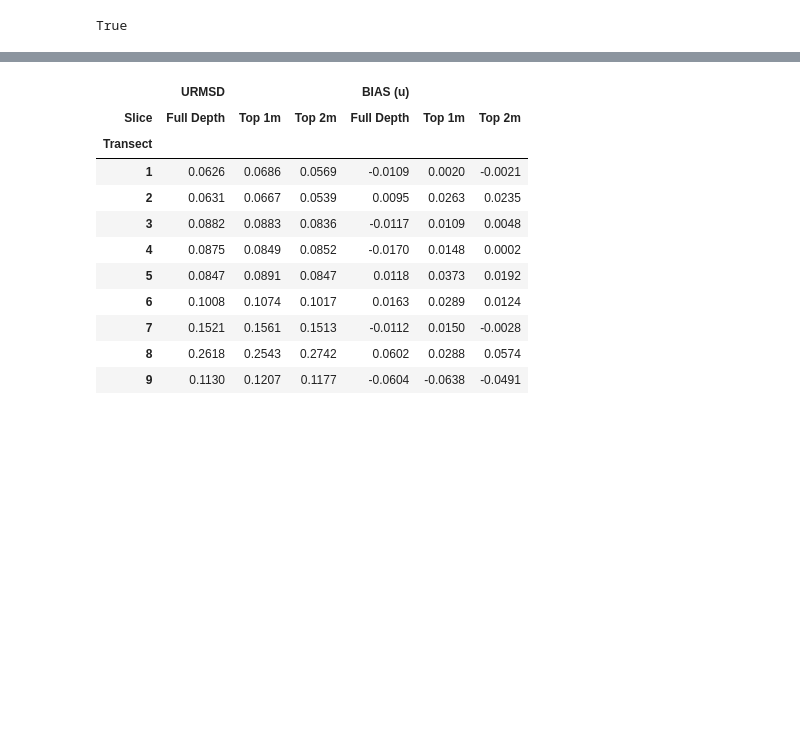
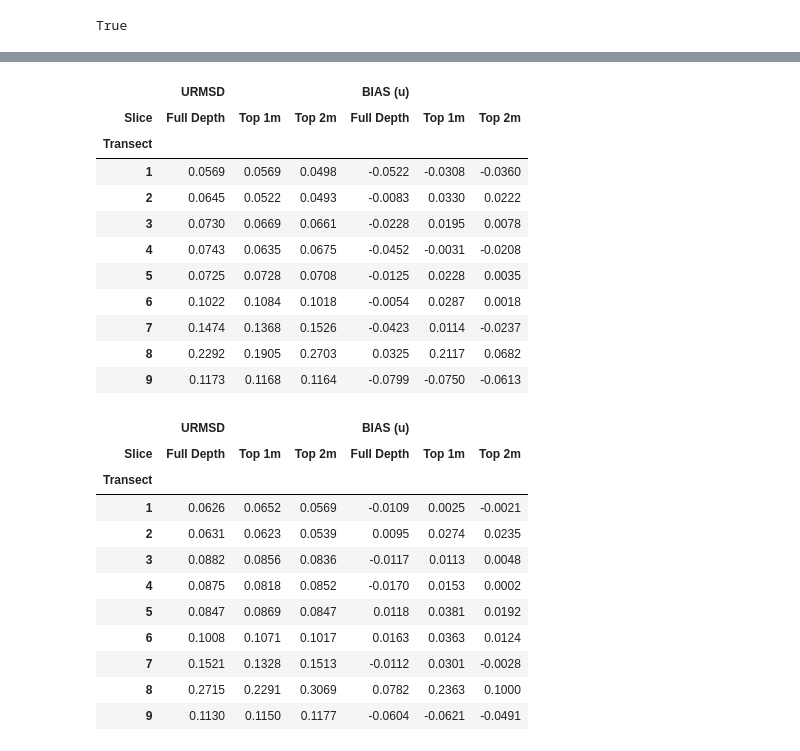
Before and after one commit to rustychris/hor_flow_and_salmon, a Jupyter notebook: model/suntans/calibration.ipynb, the cells around one changed output, grey strips where cells are left out. Cells and saved outputs as stored; diff of their text form; code cells hidden in the pictures; blank space fills up the shorter version.

```diff
--- a/model/suntans/calibration.ipynb
+++ b/model/suntans/calibration.ipynb
@@ -86,9 +86,18 @@ for fn in obs_tran_fns:
         ds=ds.isel(sample=np.isfinite(ds.z_bed.values))
         xr_transect.mask_bed(ds,ds.U,depth_fraction=0.75,z_top=ds.eta)
 
+    # Strong secondary, particulary transect 7, make the surface power fit
+    # not great.
+    if '040518_8' in fn:
+        surf_method='constant'
+    else:
+        surf_method='pow(0.167)'
+    print("  surface extrapolation: ",surf_method)
+
+    bed_method='pow(0.167)'
     ds=xr_transect.extrapolate_vertical(ds,
-                                        [ ('U',dict(xy=0),'pow(0.167)','pow(0.167)'),
-                                          ('U',dict(xy=1),'pow(0.167)','pow(0.167)')],
+                                        [ ('U',dict(xy=0),bed_method,surf_method),
+                                          ('U',dict(xy=1),bed_method,surf_method)],
                                         eta=ds.eta.mean(),z_bed='z_bed',
                                         save_original=True)
     # Not sure where the bug is, but shift_vertical before the extrapolate call
@@ -164,7 +182,9 @@ models=[
 #    sun_driver.SuntansModel.load("/opt2/san_joaquin/cfg008/cfg008_20180409"),
 #    sun_driver.SuntansModel.load("/home/rusty/src/hor_flow_and_salmon/model/suntans/runs/cfg007_20180330"),
 #    sun_driver.SuntansModel.load("/home/rusty/src/hor_flow_and_salmon/model/suntans/runs/short037_20180405"),
-    sun_driver.SuntansModel.load("/home/rusty/src/hor_flow_and_salmon/model/suntans/runs/short039_20180402"),
+#    sun_driver.SuntansModel.load("/home/rusty/src/hor_flow_and_salmon/model/suntans/runs/short039_20180402"),
+    sun_driver.SuntansModel.load("/home/rusty/src/hor_flow_and_salmon/model/suntans/runs/short039_20180402-nh"),
+
 ]
 
 for m in models:
@@ -646,28 +675,43 @@ fig.savefig('target-diagram-20200516.png',dpi=200)
 # %%
 # Same thing, but as a table:
-sub_ds=ds_metrics.isel(model=0)
-sub_ds['slice']=sub_ds.slice_nice
-sub_ds=sub_ds.rename({'ub_rmse':'URMSD',
-                      'bias_u':'BIAS (u)',
-                      'transect':'Transect',
-                      'slice':'Slice'})
-df=sub_ds.to_dataframe()
-df=df.loc[:,['URMSD','BIAS (u)']]
-df=df.unstack('Slice')
-df=df.set_index(df.index+1)
+for m_i in range(ds_metrics.dims['model']):
+    sub_ds=ds_metrics.isel(model=m_i)
+    sub_ds['slice']=sub_ds.slice_nice
+    sub_ds=sub_ds.rename({'ub_rmse':'URMSD',
+                          'bias_u':'BIAS (u)',
+                          'transect':'Transect',
+                          'slice':'Slice'})
+    df=sub_ds.to_dataframe()
+    df=df.loc[:,['URMSD','BIAS (u)']]
+    df=df.unstack('Slice')
+    df=df.set_index(df.index+1)
 
-pd.set_option('precision',4)
-df
+    pd.set_option('precision',4)
+    display(df)
+
+None
 # %% [output]
 |  | URMSD |  |  | BIAS (u) |  |  |
 | Slice | Full Depth | Top 1m | Top 2m | Full Depth | Top 1m | Top 2m |
 | Transect |  |  |  |  |  |  |
-| 1 | 0.0626 | 0.0686 | 0.0569 | -0.0109 | 0.0020 | -0.0021 |
-| 2 | 0.0631 | 0.0667 | 0.0539 | 0.0095 | 0.0263 | 0.0235 |
-| 3 | 0.0882 | 0.0883 | 0.0836 | -0.0117 | 0.0109 | 0.0048 |
-| 4 | 0.0875 | 0.0849 | 0.0852 | -0.0170 | 0.0148 | 0.0002 |
-| 5 | 0.0847 | 0.0891 | 0.0847 | 0.0118 | 0.0373 | 0.0192 |
-| 6 | 0.1008 | 0.1074 | 0.1017 | 0.0163 | 0.0289 | 0.0124 |
-| 7 | 0.1521 | 0.1561 | 0.1513 | -0.0112 | 0.0150 | -0.0028 |
-| 8 | 0.2618 | 0.2543 | 0.2742 | 0.0602 | 0.0288 | 0.0574 |
-| 9 | 0.1130 | 0.1207 | 0.1177 | -0.0604 | -0.0638 | -0.0491 |
+| 1 | 0.0569 | 0.0569 | 0.0498 | -0.0522 | -0.0308 | -0.0360 |
+| 2 | 0.0645 | 0.0522 | 0.0493 | -0.0083 | 0.0330 | 0.0222 |
+| 3 | 0.0730 | 0.0669 | 0.0661 | -0.0228 | 0.0195 | 0.0078 |
+| 4 | 0.0743 | 0.0635 | 0.0675 | -0.0452 | -0.0031 | -0.0208 |
+| 5 | 0.0725 | 0.0728 | 0.0708 | -0.0125 | 0.0228 | 0.0035 |
+| 6 | 0.1022 | 0.1084 | 0.1018 | -0.0054 | 0.0287 | 0.0018 |
+| 7 | 0.1474 | 0.1368 | 0.1526 | -0.0423 | 0.0114 | -0.0237 |
+| 8 | 0.2292 | 0.1905 | 0.2703 | 0.0325 | 0.2117 | 0.0682 |
+| 9 | 0.1173 | 0.1168 | 0.1164 | -0.0799 | -0.0750 | -0.0613 |
+|  | URMSD |  |  | BIAS (u) |  |  |
+| Slice | Full Depth | Top 1m | Top 2m | Full Depth | Top 1m | Top 2m |
+| Transect |  |  |  |  |  |  |
+| 1 | 0.0626 | 0.0652 | 0.0569 | -0.0109 | 0.0025 | -0.0021 |
+| 2 | 0.0631 | 0.0623 | 0.0539 | 0.0095 | 0.0274 | 0.0235 |
+| 3 | 0.0882 | 0.0856 | 0.0836 | -0.0117 | 0.0113 | 0.0048 |
+| 4 | 0.0875 | 0.0818 | 0.0852 | -0.0170 | 0.0153 | 0.0002 |
+| 5 | 0.0847 | 0.0869 | 0.0847 | 0.0118 | 0.0381 | 0.0192 |
+| 6 | 0.1008 | 0.1071 | 0.1017 | 0.0163 | 0.0363 | 0.0124 |
+| 7 | 0.1521 | 0.1328 | 0.1513 | -0.0112 | 0.0301 | -0.0028 |
+| 8 | 0.2715 | 0.2291 | 0.3069 | 0.0782 | 0.2363 | 0.1000 |
+| 9 | 0.1130 | 0.1150 | 0.1177 | -0.0604 | -0.0621 | -0.0491 |
```
Also changed, not shown: parts of 35 cells of this notebook, 4 other files.
